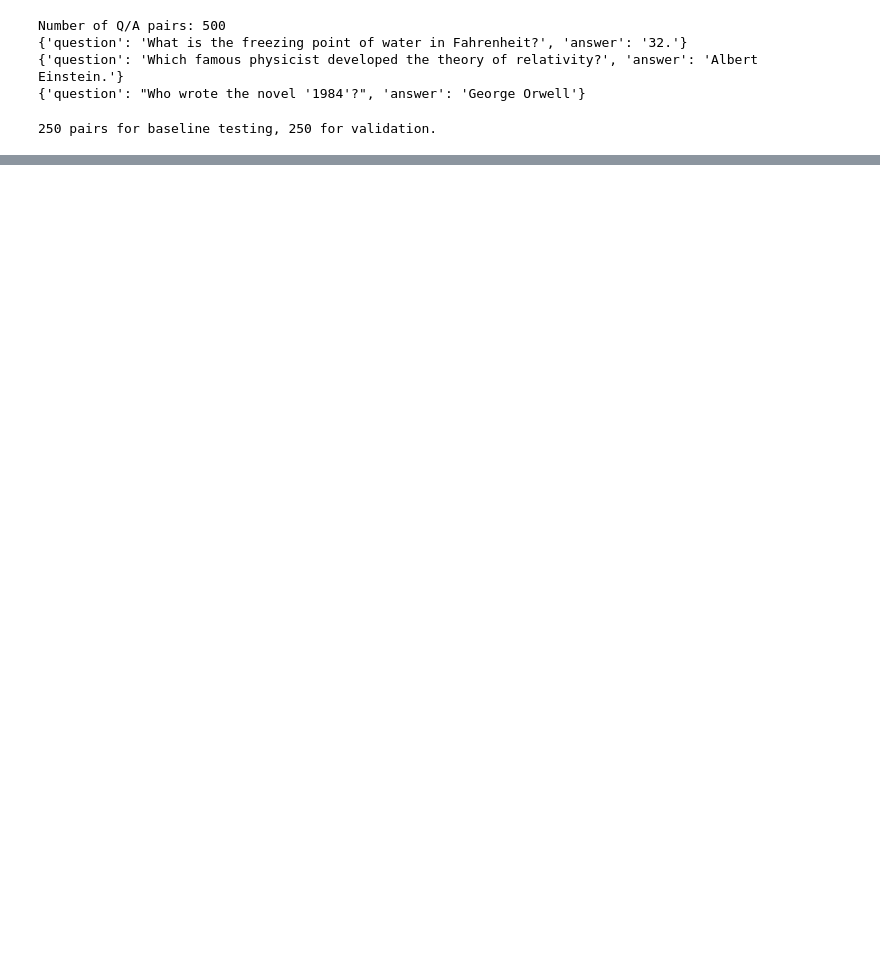
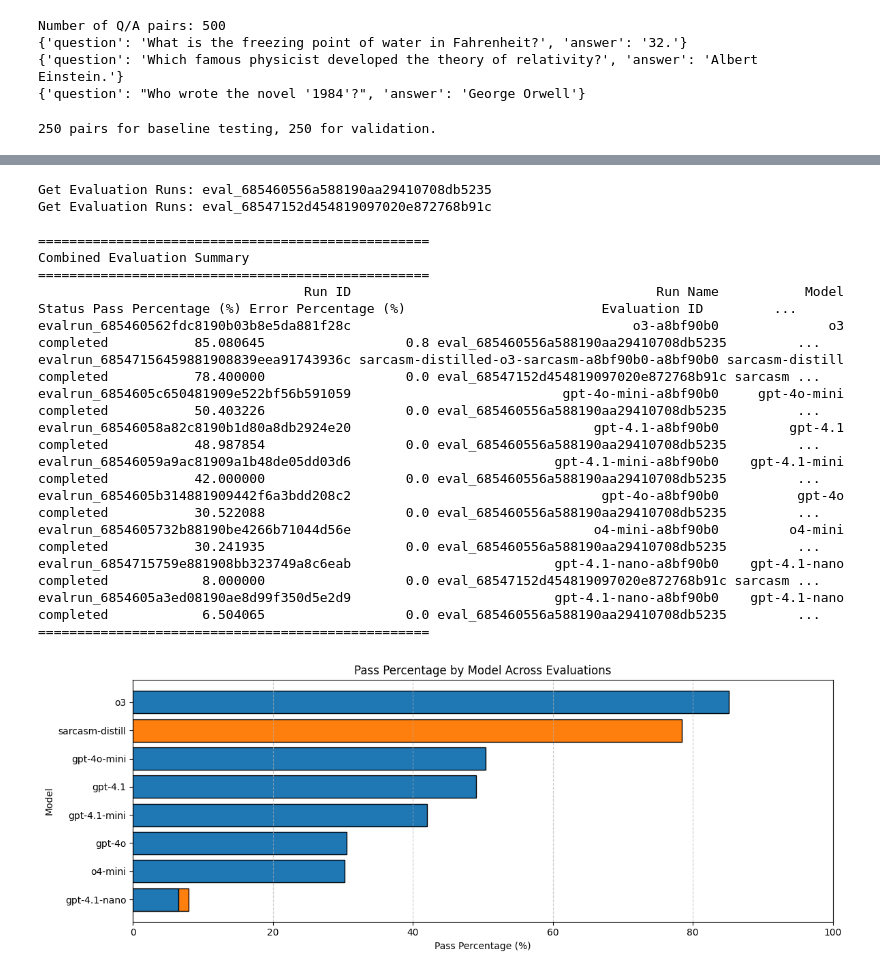
Before and after one commit to pasindupurnamal98/distilling-sarcasm, a Jupyter notebook: sarcasm.ipynb, the cells around one changed output, grey strips where cells are left out. Drawn from its saved outputs; the diff is of its cells as text; code cells hidden in the pictures; blank space fills up the shorter version.

```diff
--- a/sarcasm.ipynb
+++ b/sarcasm.ipynb
@@ -558,26 +584 @@ if False:
-# %%
-# Now we need to create our SFT training and validation set. We'll do a pretty simple split here.
-if False:
-    split_at = int(len(replies) * 0.8)
-    dataset = {
-        "training": replies[:split_at],
-        "validation": replies[split_at:],
-    }
-
-    # Now we create files via the Files API. To keep it simple, we write them to disk first and then
-    # we use the SDK to upload.
-    files = {
-        "training": None,
-        "validation": None,
-    }
-    for name, chats in dataset.items():
-        with open(f"./sarcasm-{name}.jsonl", "w", encoding="utf-8") as f:
-            for chat in chats:
-                json.dump(chat, f)
-                f.write("\n")
-        with open(f"./sarcasm-{name}.jsonl", "rb") as f:
-            file = client.files.create(file=f, purpose="fine-tune")
-            file = client.files.wait_for_processing(file.id)
-            files[name] = file
-        print(f"Created {name} file:\n{file.model_dump_json(indent=2)}")
 # %%
@@ -857,0 +827,23 @@ sarcasm-gpt-41- sacarsm-evaluation-0f175cd6          4.52      1.00      8.00
+# %%
+# And now let's put it all together.
+# Let's visualize our post-training evaluation. Fingers crossed!
+display_evaluation_summary(client, [baseline_eval.id, posttraining_eval.id])
+# %% [output]
+Get Evaluation Runs: eval_685460556a588190aa29410708db5235
+Get Evaluation Runs: eval_68547152d454819097020e872768b91c
+
+==================================================
+Combined Evaluation Summary
+==================================================
+                                  Run ID                                       Run Name           Model    Status Pass Percentage (%) Error Percentage (%)                         Evaluation ID         ...
+evalrun_685460562fdc8190b03b8e5da881f28c                                    o3-a8bf90b0              o3 completed           85.080645                  0.8 eval_685460556a588190aa29410708db5235         ...
+evalrun_68547156459881908839eea91743936c sarcasm-distilled-o3-sarcasm-a8bf90b0-a8bf90b0 sarcasm-distill completed           78.400000                  0.0 eval_68547152d454819097020e872768b91c sarcasm ...
+evalrun_6854605c650481909e522bf56b591059                           gpt-4o-mini-a8bf90b0     gpt-4o-mini completed           50.403226                  0.0 eval_685460556a588190aa29410708db5235         ...
+evalrun_68546058a82c8190b1d80a8db2924e20                               gpt-4.1-a8bf90b0         gpt-4.1 completed           48.987854                  0.0 eval_685460556a588190aa29410708db5235         ...
+evalrun_68546059a9ac81909a1b48de05dd03d6                          gpt-4.1-mini-a8bf90b0    gpt-4.1-mini completed           42.000000                  0.0 eval_685460556a588190aa29410708db5235         ...
+evalrun_6854605b314881909442f6a3bdd208c2                                gpt-4o-a8bf90b0          gpt-4o completed           30.522088                  0.0 eval_685460556a588190aa29410708db5235         ...
+evalrun_6854605732b88190be4266b71044d56e                               o4-mini-a8bf90b0         o4-mini completed           30.241935                  0.0 eval_685460556a588190aa29410708db5235         ...
+evalrun_6854715759e881908bb323749a8c6eab                          gpt-4.1-nano-a8bf90b0    gpt-4.1-nano completed            8.000000                  0.0 eval_68547152d454819097020e872768b91c sarcasm ...
+evalrun_6854605a3ed08190ae8d99f350d5e2d9                          gpt-4.1-nano-a8bf90b0    gpt-4.1-nano completed            6.504065                  0.0 eval_685460556a588190aa29410708db5235         ...
+==================================================
+[figure, added]
```
Also changed, not shown: parts of 22 cells of this notebook, 4 other files.
